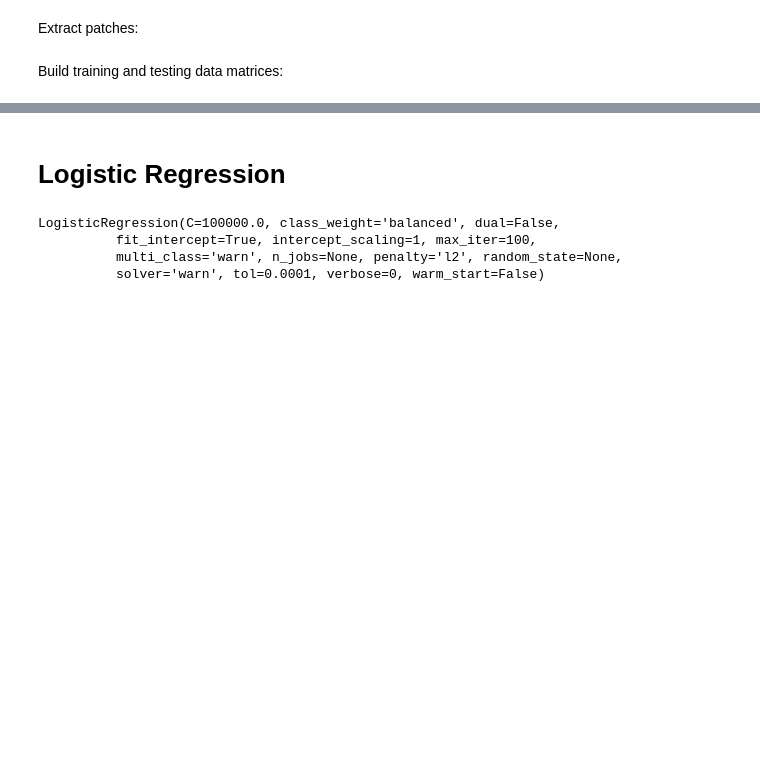
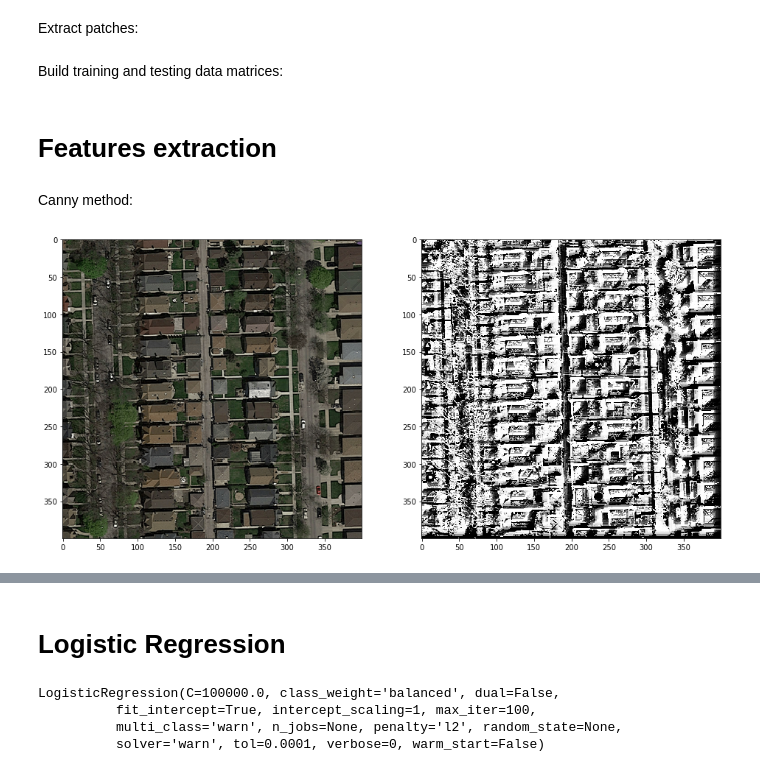
Before and after one commit to ZiluTian/ml_project1, a Jupyter notebook: project2/project_road_segmentation/feature_selection.ipynb, the cells around one changed output, grey strips where cells are left out. Cells and saved outputs as stored; diff of their text form; code cells hidden in the pictures; blank space fills up the shorter version.

```diff
--- a/project2/project_road_segmentation/feature_selection.ipynb
+++ b/project2/project_road_segmentation/feature_selection.ipynb
@@ -143,3 +143,17 @@ X_test = X[len(X)//2:len(X)]
 Y = np.asarray([value_to_class(gt_patches[i]) for i in range(len(gt_patches))])
 Y_train = Y[0:len(X)//2]
 Y_test = Y[len(Y)//2:len(Y)]
+# %% [markdown]
+# Features extraction
+# %% [markdown]
+Canny method:
+# %%
+plt.figure(figsize=(16,16))
+fc=feature.local_binary_pattern(imgs[0][:,:,0],20,10)
+
+plt.subplot(1,2,1)
+plt.imshow(imgs[0]);
+plt.subplot(1,2,2)
+plt.imshow(fc, cmap='Greys_r');
+# %% [output]
+[figure, added]
```
Also changed, not shown: parts of 2 cells of this notebook.
